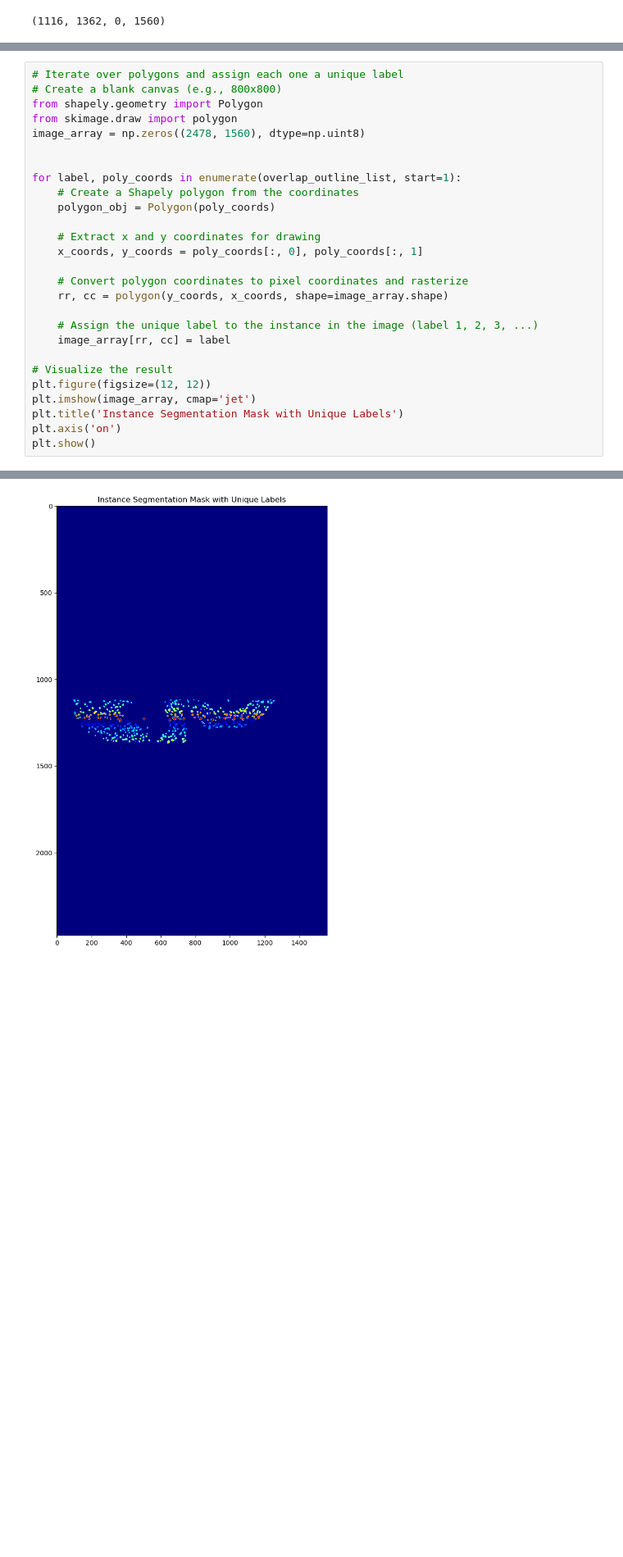
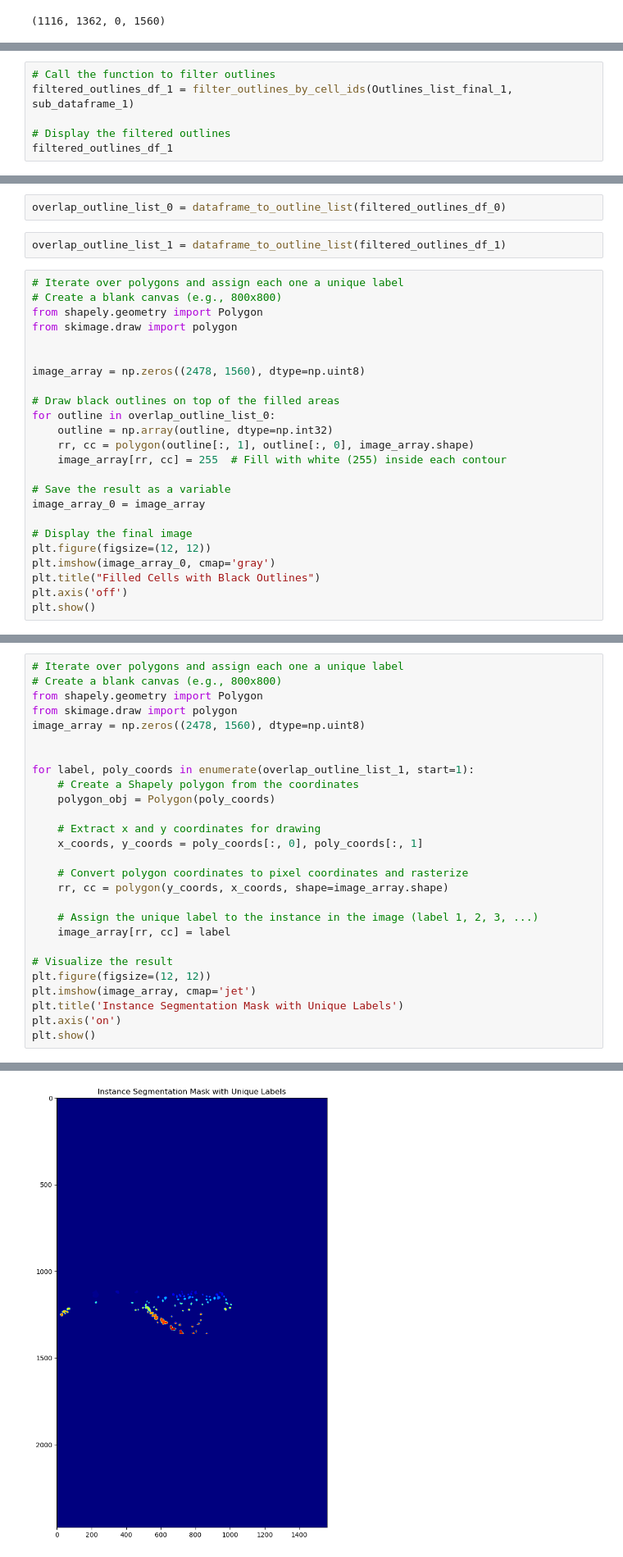
Before and after one commit to xiwang3236/Image_processing_tools, a Jupyter notebook: Solve_conflict.ipynb, the cells around one changed output, grey strips where cells are left out. Shown at 82% size. Cells and saved outputs as stored; diff of their text form; blank space fills up the shorter version.

```diff
--- a/Solve_conflict.ipynb
+++ b/Solve_conflict.ipynb
@@ -433,0 +455,6 @@ filtered_outlines_df
+# %%
+# Call the function to filter outlines
+filtered_outlines_df_1 = filter_outlines_by_cell_ids(Outlines_list_final_1, sub_dataframe_1)
+
+# Display the filtered outlines
+filtered_outlines_df_1
@@ -474,0 +490,28 @@ overlap_outline_list
+# %%
+overlap_outline_list_0 = dataframe_to_outline_list(filtered_outlines_df_0)
+# %%
+overlap_outline_list_1 = dataframe_to_outline_list(filtered_outlines_df_1)
+# %%
+# Iterate over polygons and assign each one a unique label
+# Create a blank canvas (e.g., 800x800)
+from shapely.geometry import Polygon
+from skimage.draw import polygon
+
+
+image_array = np.zeros((2478, 1560), dtype=np.uint8)
+
+# Draw black outlines on top of the filled areas
+for outline in overlap_outline_list_0:
+    outline = np.array(outline, dtype=np.int32)
+    rr, cc = polygon(outline[:, 1], outline[:, 0], image_array.shape)
+    image_array[rr, cc] = 255  # Fill with white (255) inside each contour
+
+# Save the result as a variable
+image_array_0 = image_array
+
+# Display the final image
+plt.figure(figsize=(12, 12))
+plt.imshow(image_array_0, cmap='gray')
+plt.title("Filled Cells with Black Outlines")
+plt.axis('off')
+plt.show()
@@ -480,7 +541,7 @@ from skimage.draw import polygon
 image_array = np.zeros((2478, 1560), dtype=np.uint8)
 
 
-for label, poly_coords in enumerate(overlap_outline_list, start=1):
+for label, poly_coords in enumerate(overlap_outline_list_1, start=1):
     # Create a Shapely polygon from the coordinates
     polygon_obj = Polygon(poly_coords)
 
@@ -520 +564 @@ will give the desired result (the cast overflows).
-[figure, old version]
+[figure, new version]
```
Also changed, not shown: parts of 25 cells of this notebook, 1 other file.
